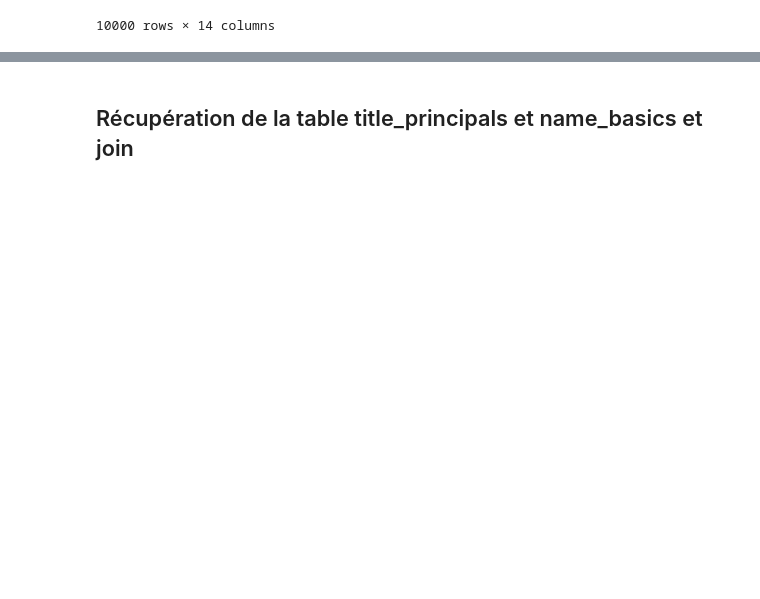
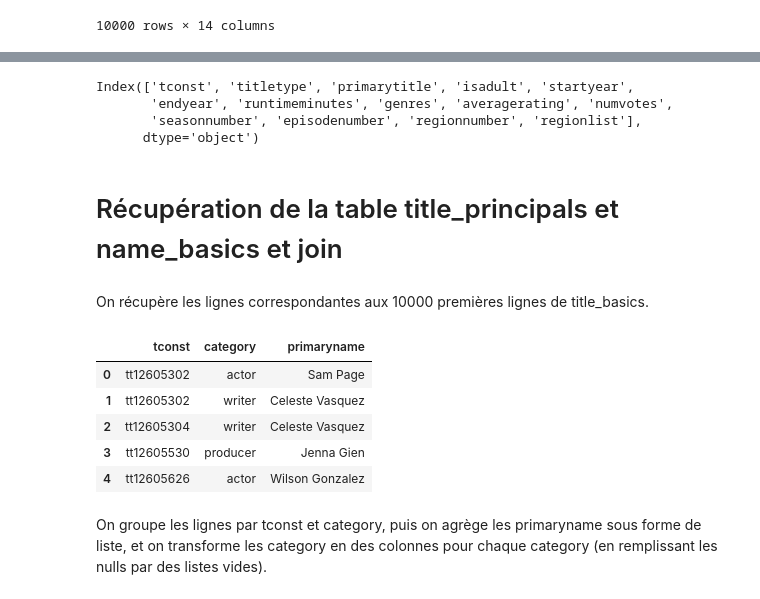
Before and after one commit to MelodyDuplaix/Netfloox_g0_JohnBondouxDuplaix, a Jupyter notebook: extraction_features.ipynb, the cells around one changed output, grey strips where cells are left out. Saved outputs shown, nothing was run; the diff lists cells and outputs as text; code cells hidden in the pictures; blank space fills up the shorter version.

Commit message:
Feat: Extraction eds category et primary name et Finalisation de l'extraction de features test

```diff
--- a/extraction_features.ipynb
+++ b/extraction_features.ipynb
@@ -205,2 +222,40 @@ df
+# %%
+df.columns
+# %% [output]
+Index(['tconst', 'titletype', 'primarytitle', 'isadult', 'startyear',
+       'endyear', 'runtimeminutes', 'genres', 'averagerating', 'numvotes',
+       'seasonnumber', 'episodenumber', 'regionnumber', 'regionlist'],
+      dtype='object')
 # %% [markdown]
-## Récupération de la table title_principals et name_basics et join
+# Récupération de la table title_principals et name_basics et join
+# %% [markdown]
+On récupère les lignes correspondantes aux 10000 premières lignes de title_basics.
+# %%
+query_title_akas = """
+SELECT
+    tconst,
+    category,
+    primaryname
+FROM
+    sebastien.title_principals ta
+JOIN
+    sebastien.name_basics nb
+ON
+    ta.nconst = nb.nconst
+WHERE
+    ta.tconst IN (SELECT tconst FROM sebastien.title_basics ORDER BY tconst LIMIT 10000);
+"""
+
+with engine.connect() as conn, conn.begin():
+    df_principals = pd.read_sql_query(query_title_akas, conn)
+
+df_principals.head()
+# %% [output]
+|  | tconst | category | primaryname |
+| 0 | tt12605302 | actor | Sam Page |
+| 1 | tt12605302 | writer | Celeste Vasquez |
+| 2 | tt12605304 | writer | Celeste Vasquez |
+| 3 | tt12605530 | producer | Jenna Gien |
+| 4 | tt12605626 | actor | Wilson Gonzalez |
+# %% [markdown]
+On groupe les lignes par tconst et category, puis on agrège les primaryname sous forme de liste, et on transforme les category en des colonnes pour chaque category (en remplissant les nulls par des listes vides).
```
Also changed, not shown: parts of 4 cells of this notebook.
